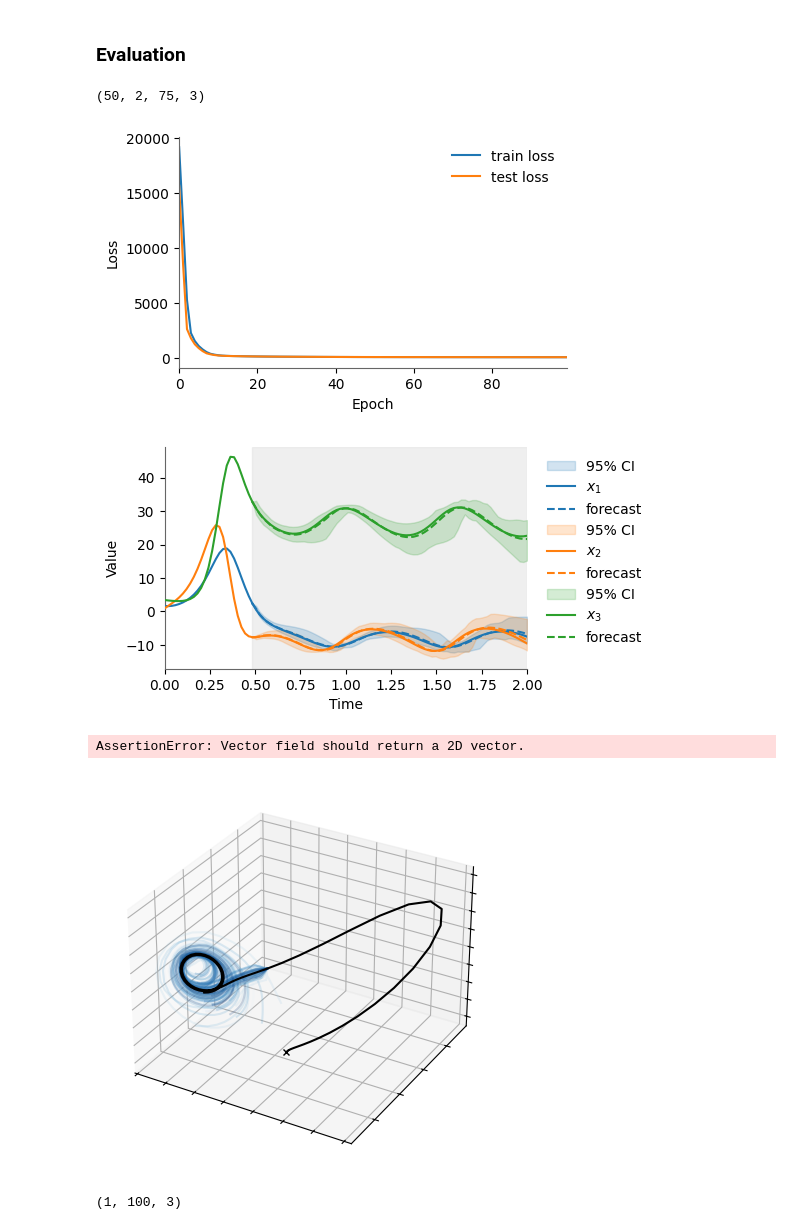
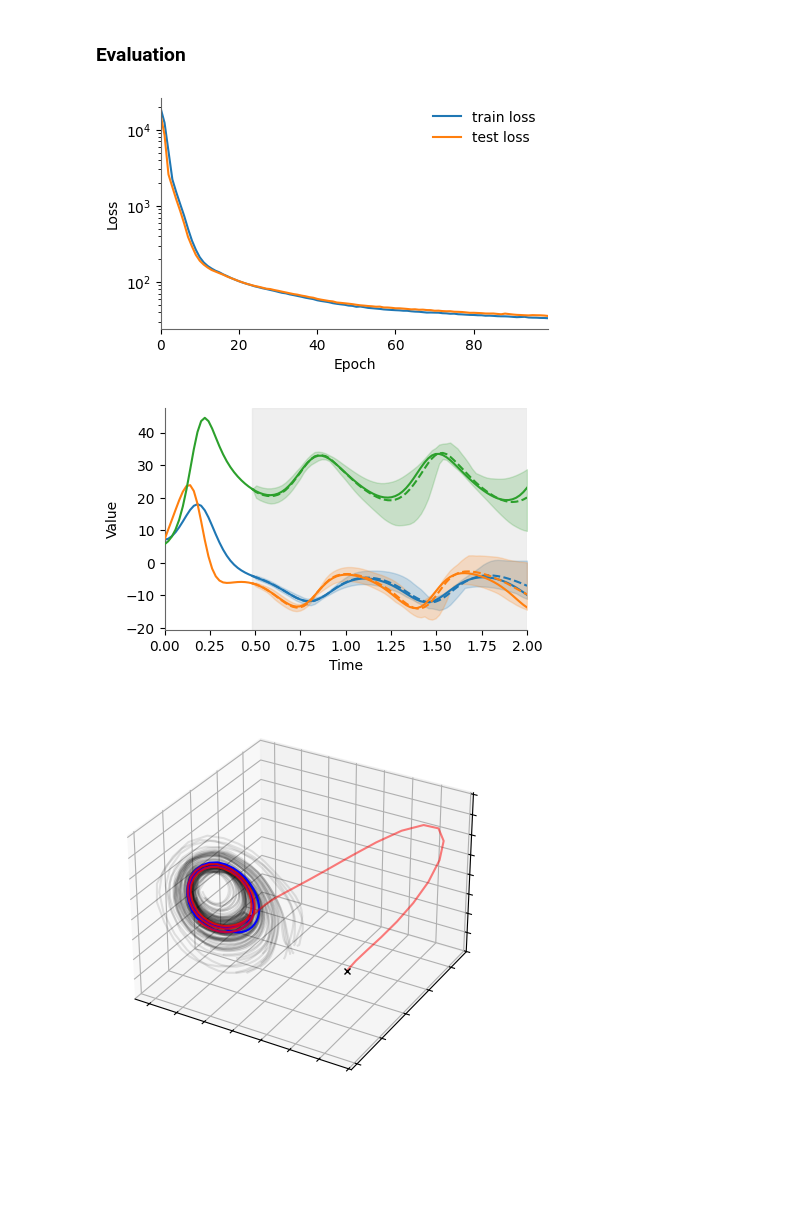
Before and after one commit to elgazzarr/afm, a Jupyter notebook: notebooks/forecasting_ds.ipynb, the cells around one changed output. Drawn from its saved outputs; the diff is of its cells as text; code cells hidden in the pictures; blank space fills up the shorter version.

```diff
--- a/notebooks/forecasting_ds.ipynb
+++ b/notebooks/forecasting_ds.ipynb
@@ -190,16 +203,21 @@ with sns.axes_style("whitegrid", {'grid.linestyle': '--'}):
 # %%
-with sns.axes_style("whitegrid", {'grid.linestyle': '--'}):
+# with sns.axes_style("whitegrid", {'grid.linestyle': '--'}):
 
-    cmap = sns.color_palette('colorblind', n_colors=test_trajectories.shape[-1])
+cmap = sns.color_palette('colorblind', n_colors=test_trajectories.shape[-1])
 
-    fig, ax = plt.subplots(1, 1, figsize=(10,4))
-    ax.margins(x=0)
+fig, ax = plt.subplots(1, 1, figsize=(5,3))
+ax.margins(x=0)
 
-    for  idx, (history, covariates, prediction) in enumerate(train_dataloader):
-        for i in range(len(history)):
-            for j in range(history.shape[-1]):
-                ax.plot(ts, test_trajectories[i, :, j], linestyle='-', lw=1, alpha=0.1, color=cmap[j])
+for  idx, (history, covariates, prediction) in enumerate(test_dataloader):
+    for i in range(len(history)):
+        for j in range(history.shape[-1]):
+            ax.plot(ts, test_trajectories[i, :, j], linestyle='-', lw=1, alpha=0.1, color=cmap[j])
 
-    plt.title(f'{system} test trajectories')
-    plt.tight_layout()
+ax.set_xlabel('Time', color='#000000')
+ax.set_ylabel('Value', color='#000000')
+
+# plt.title(f'{system} test trajectories')
+plt.tight_layout()
+
+plt.savefig('testdata_' + system + '.pdf', dpi=300, bbox_inches='tight', format='pdf')
 # %% [output]
@@ -416,6 +434,4 @@ history, covariates, future = data
 n_steps_pred=future.shape[1] # number of steps to predict
 
 flow_predictions = sample_flow(flow_model, key, history, covariates, n_steps_flow, n_steps_pred, n_samples)
-print(flow_predictions.shape)
+# print(flow_predictions.shape)
-# %% [output]
-(50, 2, 75, 3)
@@ -537,9 +557,9 @@ def plot_trajectories(
         ax.set_title(title, pad=20)
 
         # Customize legend
-        legend = ax.legend(bbox_to_anchor=(1.02, 1),
-                         loc='upper left',
-                         frameon=False)
+        # legend = ax.legend(bbox_to_anchor=(1.02, 1),
+        #                  loc='upper left',
+        #                  frameon=False)
 
         # Adjust layout to prevent legend cutoff
         plt.subplots_adjust(right=0.85, top=0.85)  # Adjusted top margin for region labels
@@ -547,8 +567,8 @@ def plot_trajectories(
         ax.margins(x=0)
 
 fig, ax = plt.subplots(figsize=(5, 3))
-ax.plot(losses, label='loss')
-ax.plot(test_losses, label='loss')
+ax.semilogy(losses, label='loss')
+ax.semilogy(test_losses, label='loss')
 ax.set_xlabel("Epoch")
 ax.set_ylabel("Loss");
 ax.margins(x=0)
@@ -567,8 +587,8 @@ plot_trajectories(ts, history[0], flow_predictions[:,0], future[0], title='', ch
 
 plt.savefig('predictions_' + system + '.pdf', dpi=300, bbox_inches='tight', format='pdf')
 # %% [output]
-[figure, old version]
+[figure, new version]
-[figure, old version]
+[figure, new version]
 # %%
 def phase_portrait(vector_field, xrange=(-1,1), yrange=(-1,1), args=None, ax=None, color=(0.8, 0.8, 0.8, 1.0)):
     """
@@ -633,7 +653,7 @@ def trajectories2d(xs, ax=None, marker=False, alpha=1.0, lw=1, palette='colorbli
 
     return ax
 
-def trajectories3d(xs, ax=None, marker=False, alpha=1.0, lw=1, palette='colorblind'):
+def trajectories3d(xs, ax=None, marker=False, alpha=1.0, lw=1, palette='colorblind', color=None):
     """
     Plot trajectories in 2 dimensions
 
@@ -644,6 +664,7 @@ def trajectories3d(xs, ax=None, marker=False, alpha=1.0, lw=1, palette='colorbli
         alpha: transparency
         lw: line width
         palette: color palette
+        color: color of the trajectories (overrides palette)
     """
 
     if isinstance(xs, list):
@@ -656,45 +677,41 @@ def trajectories3d(xs, ax=None, marker=False, alpha=1.0, lw=1, palette='colorbli
 
     cmap = sns.color_palette(palette, n_colors=xs.shape[0])
     for i in range(len(xs)):
-        if palette is None:
-            ax.plot(xs[i,:,0], xs[i,:,1], xs[i,:,2], alpha=alpha, lw=lw, color='black')
+        if color is not None:
+            ax.plot(xs[i,:,0], xs[i,:,1], xs[i,:,2], alpha=alpha, lw=lw, color=color)
         else:
             ax.plot(xs[i,:,0], xs[i,:,1], xs[i,:,2], alpha=alpha, lw=lw, color=cmap[i])
         if marker:
             ax.plot(xs[i,0,0], xs[i,0,1], xs[i,0,2], marker='x', markersize=5, color='black')
 
     return ax
-# %% [output]
-AssertionError: Vector field should return a 2D vector.
 # %%
 
 if data_dim == 2:
 
     ax = phase_portrait(vf.vector_field, xrange=(0, 5), yrange=(0, 5), args=params);
     # for idx, trajectory in enumerate(trajectories):
     #     plt.plot(trajectory[:, 0], trajectory[:, 1], 'b-', alpha=0.5)
 
     # ax = trajectories2d(trajectories[0], ax=None, marker=False, alpha=0.5, lw=0.5, palette='mako');
     # trajectories2d(trajectories[-1], ax=ax, marker=False, alpha=0.5, lw=0.5, palette='mako');
 
 else:
 
     num_traj = 50
     trajectories_w_hist = jnp.hstack([jnp.repeat(history[0,-1,:][None, None, :], num_traj, axis=0), flow_predictions[:num_traj,0,:,:]])
-    ax = trajectories3d(trajectories_w_hist, ax=None, marker=None, alpha=0.2, lw=1.5, palette='Blues');
+    ax = trajectories3d(trajectories_w_hist, ax=None, marker=None, alpha=0.1, lw=1.5, color='black');
+    ax = trajectories3d(jnp.mean(trajectories_w_hist, axis=0), ax=ax, marker=None, alpha=1, lw=1.5, color='blue');
 
     # plot ground truth
     gt_data = jnp.vstack([history[0,:,:], future[0,:,:]])[None, :, :]
-    ax = trajectories3d(gt_data, ax=ax, marker=True, alpha=1.0, lw=1.5, palette=None);
+    ax = trajectories3d(gt_data, ax=ax, marker=True, alpha=0.5, lw=1.5, palette=None, color='red');
+    ax = trajectories3d(future[0,:,:], ax=ax, marker=False, alpha=0.5, lw=1.5, palette=None, color='red');
     ax.set_xticklabels([])
     ax.set_yticklabels([])
     ax.set_zticklabels([])
-    plt.tight_layout()
+    # ax.view_init(-37.5, 60, 180)
 
 plt.savefig('phasediagram_' + system + '.pdf', dpi=300, bbox_inches='tight', format='pdf')
 # %% [output]
-[figure, old version]
+[figure, new version]
-# %%
-gt_data.shape
-# %% [output]
-(1, 100, 3)
```
Also changed, not shown: parts of 6 cells of this notebook, 5 other files.
